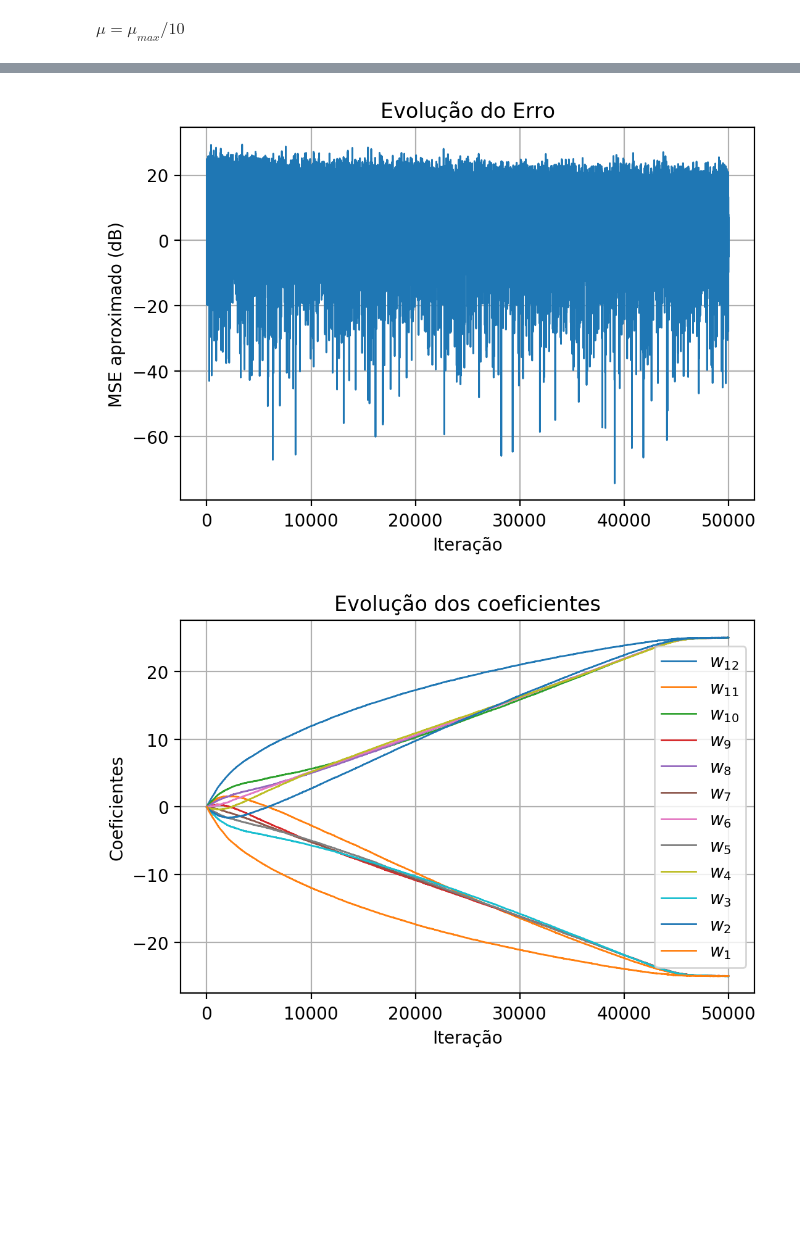
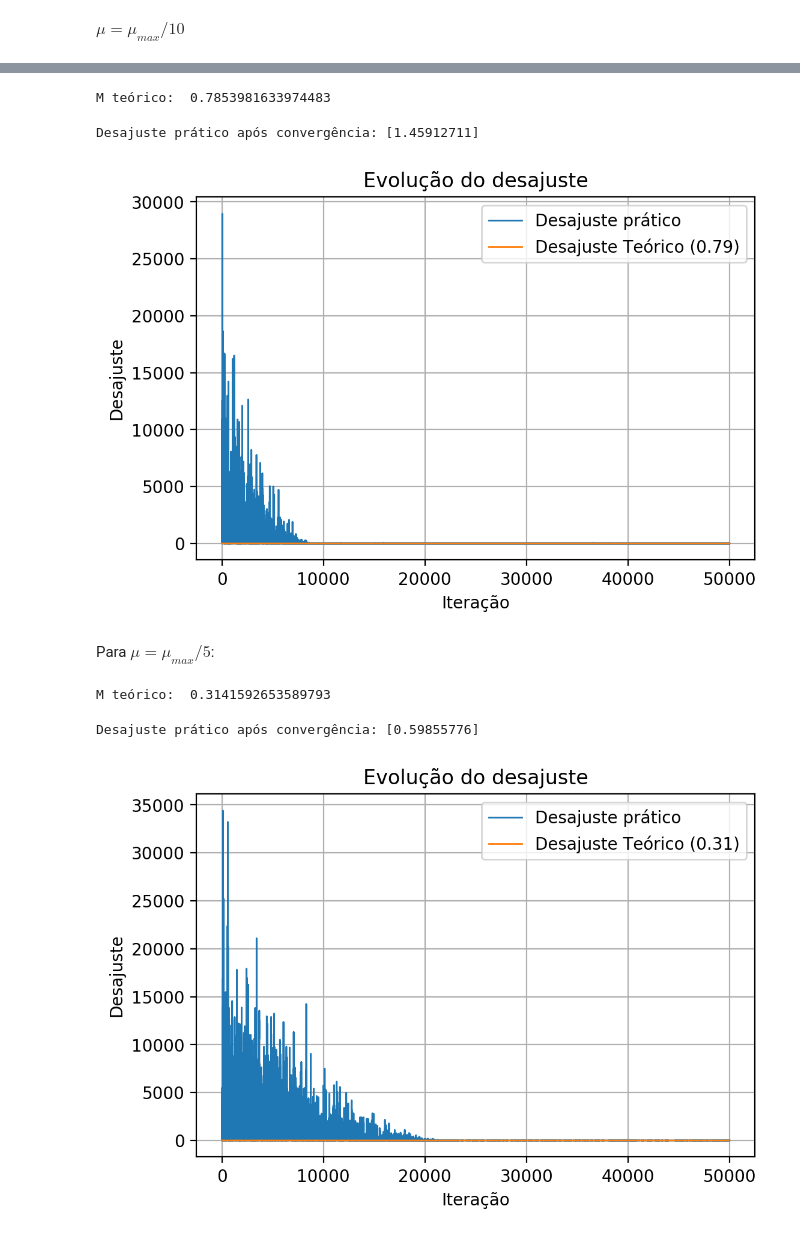
Before and after one commit to asnunes/coppe-notebooks, a Jupyter notebook: adaptive-filtering/lista3/notebook/lista3.ipynb, the cells around one changed output, grey strips where cells are left out. Saved outputs shown, nothing was run; the diff lists cells and outputs as text; code cells hidden in the pictures; blank space fills up the shorter version.

```diff
--- a/adaptive-filtering/lista3/notebook/lista3.ipynb
+++ b/adaptive-filtering/lista3/notebook/lista3.ipynb
@@ -279 +167,9 @@ plot_and_save_coefficients(coefficients_mean2, 'lista3_8a4.pdf')
+# %%
+def get_m_theo(mu):
+    N = 11
+    sigma_n = 1e-3
+    xi_min = sigma_n
+    trR = tr_R_problem_8(N)
+
+    return mu * np.sqrt(math.pi/(2*xi_min)) * trR
 # %% [markdown]
@@ -281,11 +177,48 @@ $\mu = \mu_{max}/50$
-# %%
-kmax = 50000
-step = mu_max/50
-ensembles = 25
-
-outputs_mean3, errors_mean3, coefficients_mean3 = perform_problem_8_for_ensembles(kmax, step, ensembles)
-plot_and_save_mse(errors_mean3, 'lista3_8a5.pdf')
-plot_and_save_coefficients(coefficients_mean3, 'lista3_8a6.pdf')
-# %% [output]
-[figure, removed]
-[figure, removed]
+# %%
+m_theo = get_m_theo(mu_max/2)
+print('M teórico: ', m_theo)
+# %% [output]
+M teórico:  0.7853981633974483
+# %%
+def get_m(errors, mse_min):
+    mse = np.square(errors)
+    m = np.zeros(mse.shape)
+    for k in range(m.shape[0]):
+        m[k] = (mse[k] - mse_min[k])/(mse_min[k])
+    return m
+
+def plot_and_save_misajustment(errors, mse_min, m_theo, save_path):
+    fig, ax = plt.subplots(ncols=1, nrows=1, dpi=200)
+    m = get_m(errors, mse_min)
+
+    ax.plot(np.linspace(1, kmax, kmax), m, color='#1f77b4', linewidth=1, label='Desajuste prático')
+    ax.plot(np.linspace(1, kmax, kmax), m_theo*np.ones(kmax), color='#ff7f0e', linewidth=1, label='Desajuste Teórico (%0.2f)' % m_theo)
+    ax.grid(True)
+    ax.legend()
+    ax.set_xlabel('Iteração')
+    ax.set_ylabel('Desajuste')
+    ax.set_title('Evolução do desajuste')
+    fig.savefig(save_path, bbox_inches = 'tight')
+# %%
+plot_and_save_misajustment(errors_mean, mse_min_mean, m_theo, '../tex/images/lista3_8a7.pdf')
+m = get_m(errors_mean, mse_min_mean)
+
+print('Desajuste prático após convergência:', m[-1])
+# %% [output]
+Desajuste prático após convergência: [1.45912711]
+[figure, added]
+# %% [markdown]
+Para $\mu = \mu_{max}/5$:
+# %%
+m_theo2 = get_m_theo(mu_max/5)
+print('M teórico: ', m_theo2)
+# %% [output]
+M teórico:  0.3141592653589793
+# %%
+plot_and_save_misajustment(errors_mean2, mse_min_mean2, m_theo2, '../tex/images/lista3_8a8.pdf')
+m2 = get_m(errors_mean2, mse_min_mean2)
+
+print('Desajuste prático após convergência:', m2[-1])
+# %% [output]
+Desajuste prático após convergência: [0.59855776]
+[figure, added]
```
Also changed, not shown: parts of 26 cells of this notebook, 6 other files.
